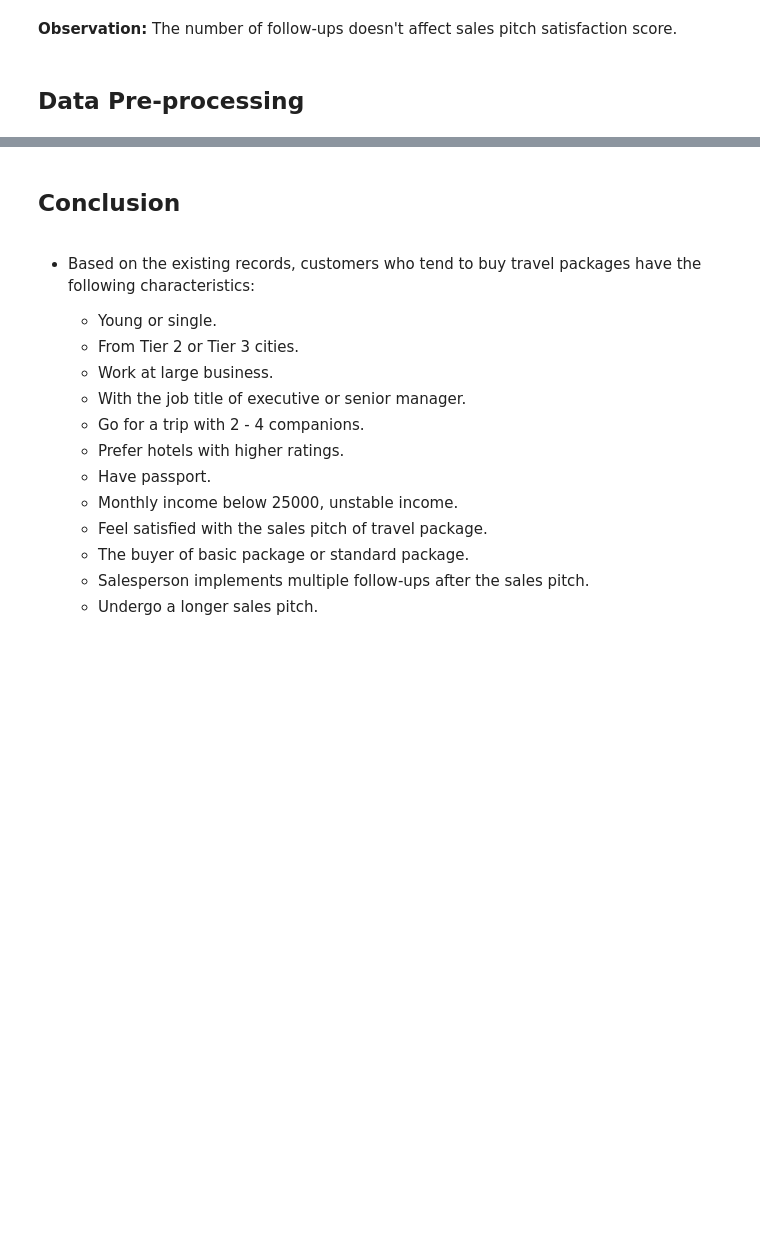
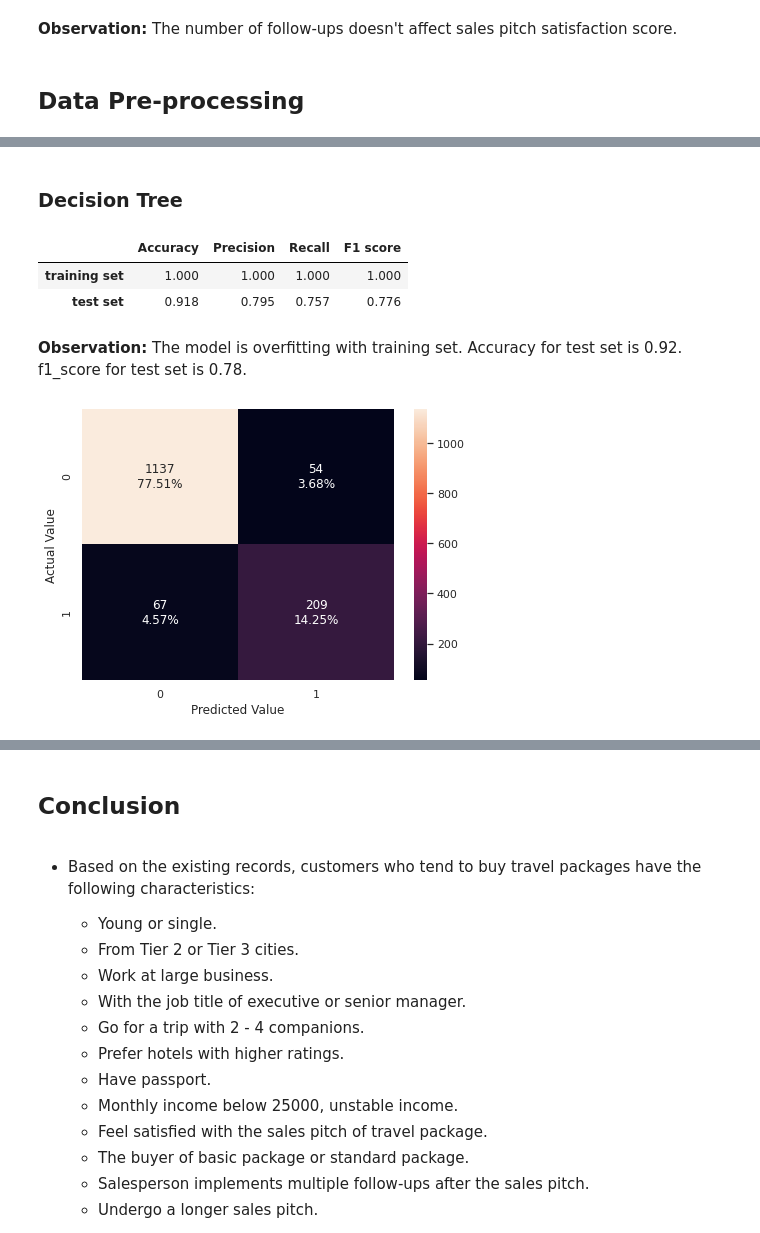
Before and after one commit to liangym2014/Data-science-and-machine-learning, a Jupyter notebook: 4.Travel_Package_Purchase_Prediction_Solution.ipynb, the cells around one changed output, grey strips where cells are left out. Cells and saved outputs as stored; diff of their text form; code cells hidden in the pictures; blank space fills up the shorter version.

```diff
--- a/4.Travel_Package_Purchase_Prediction_Solution.ipynb
+++ b/4.Travel_Package_Purchase_Prediction_Solution.ipynb
@@ -676,0 +760,5 @@ sns.boxplot(x = 'PitchSatisfactionScore', y = 'NumberOfFollowups', data = df);
+# %%
+X = df.drop('ProdTaken', axis = 1)
+y = df['ProdTaken']
+
+X_train, X_test, y_train, y_test = train_test_split(X, y, test_size = 0.3, stratify = y, random_state = 19)
@@ -676,0 +859,27 @@ sns.boxplot(x = 'PitchSatisfactionScore', y = 'NumberOfFollowups', data = df);
+# %%
+def generate_confusion_matrix(y_true, y_pred, labels = [0, 1]):
+    """
+    This function is to plot the confusion matrix as a heatmap.
+
+    Input:
+    y_true: true class labels.
+    y_pred: predicted class labels.
+    labels: a list of class labels.
+
+    Return:
+    None.
+    """
+    matrix = confusion_matrix(y_true, y_pred, labels = labels)  # return a n_class x n_class ndarray, i-th row and j-th column entry
+                                                                                                 # indicates the number of samples with true label being i-th class
+                                                                                                 # and predicted label being j-th class.
+    matrix_df = pd.DataFrame(matrix)
+
+    group_counts = ["{0:0.0f}".format(value) for value in matrix.flatten()]   # absolute value
+    group_percentages = ["{0:.2%}".format(value) for value in matrix.flatten()/np.sum(matrix)]    # percent
+    plot_labels = [f"{v1}\n{v2}" for v1, v2 in zip(group_counts,group_percentages)]
+    plot_labels = np.asarray(plot_labels).reshape(2,2)   # reshape into a n_class x n_class ndarray
+
+    plt.figure(figsize = (7,5))
+    sns.heatmap(matrix_df, annot = plot_labels, fmt='')
+    plt.xlabel('Predicted Value')
+    plt.ylabel('Actual Value')
@@ -676,0 +888,17 @@ sns.boxplot(x = 'PitchSatisfactionScore', y = 'NumberOfFollowups', data = df);
+# %% [markdown]
+### Decision Tree
+# %%
+dtree = DecisionTreeClassifier(random_state = 2, class_weight = {0: 0.19, 1: 0.81})   # decision tree with class weight
+dtree, y1_pred_train, y1_pred_test, metrics1 = compute_metrics(dtree, X_train, X_test, y_train, y_test)
+# %%
+metrics1
+# %% [output]
+|  | Accuracy | Precision | Recall | F1 score |
+| training set | 1.000 | 1.000 | 1.000 | 1.000 |
+| test set | 0.918 | 0.795 | 0.757 | 0.776 |
+# %% [markdown]
+**Observation:** The model is overfitting with training set. Accuracy for test set is 0.92. f1_score for test set is 0.78.
+# %%
+generate_confusion_matrix(y_test, y1_pred_test, labels = [0, 1])
+# %% [output]
+[figure, added]
```
Also changed, not shown: parts of 36 cells of this notebook.
